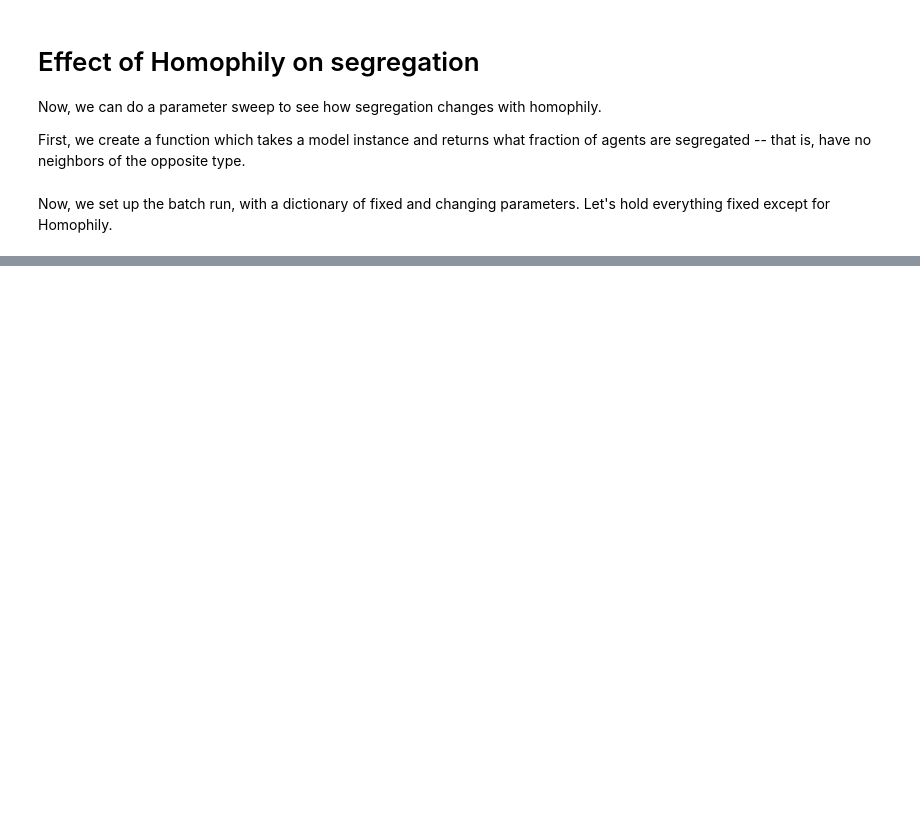
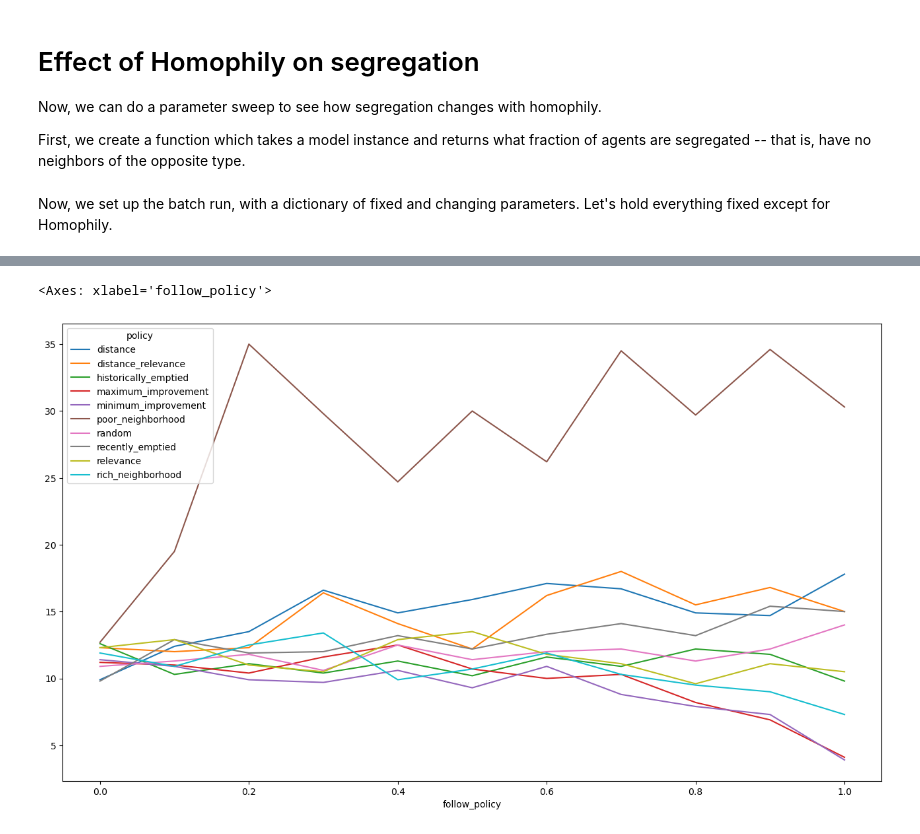
Before and after one commit to mauruscz/RS-chelling, a Jupyter notebook: analysis.ipynb, the cells around one changed output, grey strips where cells are left out. Drawn from its saved outputs; the diff is of its cells as text; code cells hidden in the pictures; blank space fills up the shorter version.

```diff
--- a/analysis.ipynb
+++ b/analysis.ipynb
@@ -112,13 +106,13 @@ merged_params
 # %%
-%% script False --no-raise-error
+pd.options.mode.chained_assignment = None
 
 results = batch_run(
     Schelling,
     parameters = merged_params,
     iterations=10,
-    max_steps=200,
-)
+    max_steps=100,
+    number_processes = None
+);
 
 results_df = pd.DataFrame(results)
-results_df.head()
 # %% [output]
@@ -200,0 +136,3 @@ round(a, 2)
+# %%
+results_df = results_df[["RunId", "iteration", "Step", "follow_policy", "policy",  "segregation"]]
+results_df
@@ -200,0 +153,4 @@ round(a, 2)
+# %%
+#calculate the average Step and the average segregation, across different iteration and policy
+results_df_g = results_df.groupby(['policy', 'follow_policy']).mean().reset_index()
+results_df_g.head(20)
@@ -200,0 +175,10 @@ round(a, 2)
+# %%
+#per each policy, extract the timeseries of Step and segregation
+results_df_g_step = results_df_g.pivot(index='follow_policy', columns='policy', values='Step')
+results_df_g_segregation = results_df_g.pivot(index='follow_policy', columns='policy', values='segregation')
+# %%
+#plot the timeseries of Step
+results_df_g_step.plot()
+# %% [output]
+<Axes: xlabel='follow_policy'>
+[figure, added]
```
Also changed, not shown: parts of 22 cells of this notebook, 4 other files.
